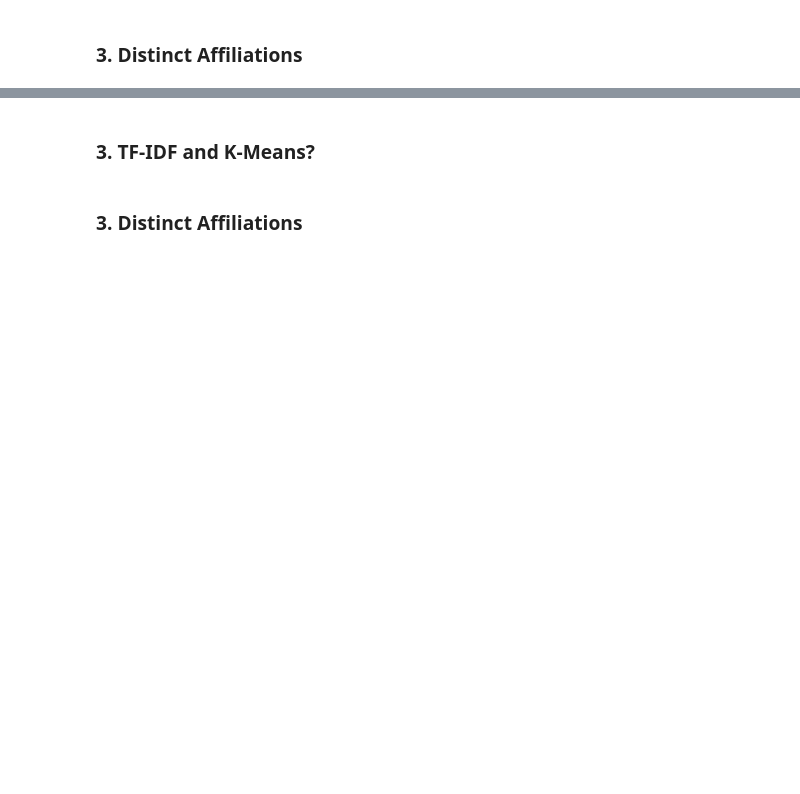
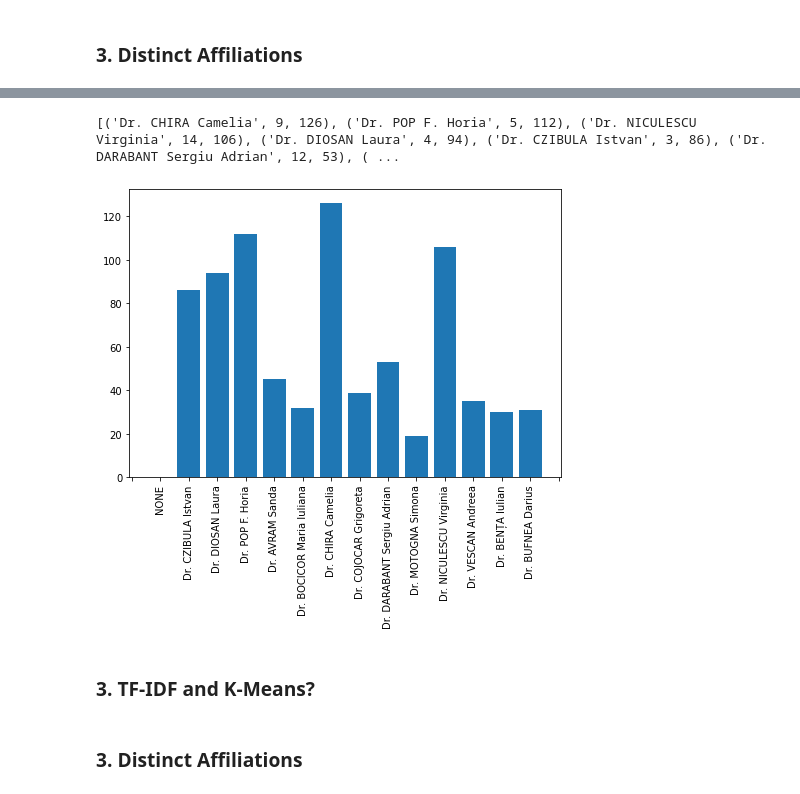
Before and after one commit to p0licat/university, a Jupyter notebook: Experiments/Crawling/Jupyter Notebooks/Analysis.ipynb, the cells around one changed output, grey strips where cells are left out. Cells and saved outputs as stored; diff of their text form; code cells hidden in the pictures; blank space fills up the shorter version.

Commit message:
new charts and 840+ papers

```diff
--- a/Experiments/Crawling/Jupyter Notebooks/Analysis.ipynb
+++ b/Experiments/Crawling/Jupyter Notebooks/Analysis.ipynb
@@ -162,3 +180,36 @@ freq.plot(20, cumulative=False)
+# %%
+import pandas as pd
+print(tup_list)
+final_list = []
+for i in range(max_id):
+    found_id = False
+    found_value = 0
+    for k in tup_list:
+        if i == k[1]:
+            found_id = True
+            found_value = k[2]
+            break
+    if not found_id:
+        name_dict[i] = "NONE"
+    final_list.append((i, found_value))
+
+fa = pd.DataFrame([k[1] for k in final_list])
+
+import numpy as np
+import matplotlib.pyplot as plt
+import matplotlib.ticker as plticker
+
+
+fig = plt.figure()
+ax = fig.add_axes([0, 0, 1, 1])
+ax.bar([name_dict[k[0]] for k in final_list], [k[1] for k in final_list])
+loc = plticker.MultipleLocator(base=1.0)
+ax.xaxis.set_major_locator(loc)
+plt.xticks(rotation=90)
+plt.show()
+# %% [output]
+[('Dr. CHIRA Camelia', 9, 126), ('Dr. POP F. Horia', 5, 112), ('Dr. NICULESCU Virginia', 14, 106), ('Dr. DIOSAN Laura', 4, 94), ('Dr. CZIBULA Istvan', 3, 86), ('Dr. DARABANT Sergiu Adrian', 12, 53), ( ...
+[figure, added]
 # %% [markdown]
 ### 3. TF-IDF and K-Means?
 # %% [markdown]
```
Also changed, not shown: parts of 19 cells of this notebook, 4 other files.
